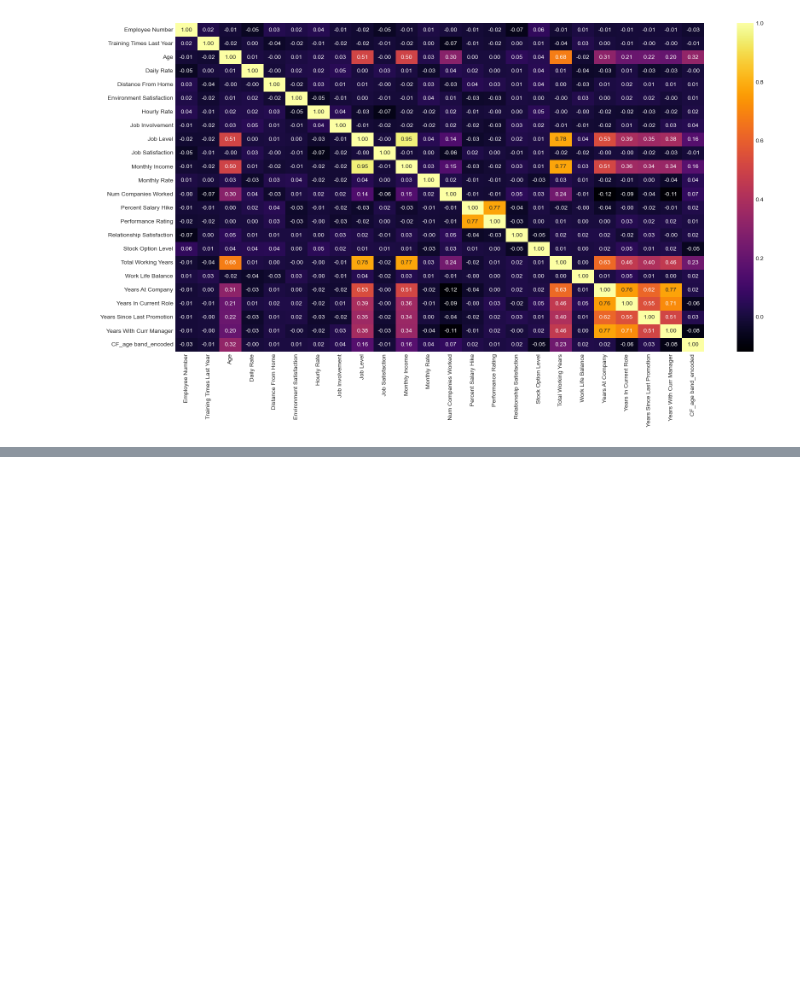
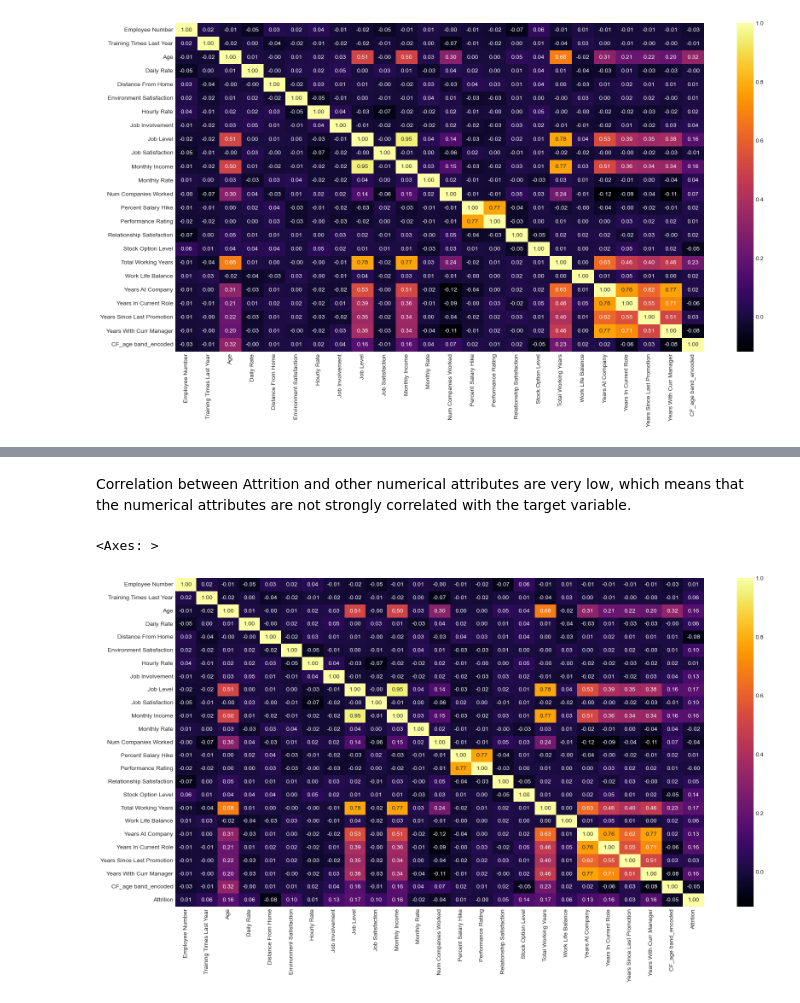
Before and after one commit to sivm205/HR-Employee-Attrition-Analysis, a Jupyter notebook: Preprocessing.ipynb, the cells around one changed output, grey strips where cells are left out. Cells and saved outputs as stored; diff of their text form; code cells hidden in the pictures; blank space fills up the shorter version.

```diff
--- a/Preprocessing.ipynb
+++ b/Preprocessing.ipynb
@@ -599,0 +589,5 @@ Target_var , categorical_attribute
+# %%
+numerical_atttribute.append('Attrition')
+corr_tar_num = np.corrcoef(df[numerical_atttribute].values.T)
+corr_tar_num = pd.DataFrame(corr_tar_num, columns=numerical_atttribute, index=numerical_atttribute)
+corr_tar_num
@@ -600,3 +635,11 @@ Target_var , categorical_attribute
+# %% [markdown]
+Correlation between Attrition and other numerical attributes are very low, which means that the numerical attributes are not strongly correlated with the target variable.
+# %%
+plt.figure(figsize=(20, 10))
+sns.heatmap(corr_tar_num, annot=True, cmap= 'inferno', fmt=".2f")
+# %% [output]
+<Axes: >
+[figure, added]
 # %%
 # Convert categorical variables to numerical values
 df_categorical = df[categorical_attribute].apply(lambda x: pd.factorize(x)[0]) #factorize will encode all the categorical value to numerical value
```
Also changed, not shown: parts of 23 cells of this notebook.
